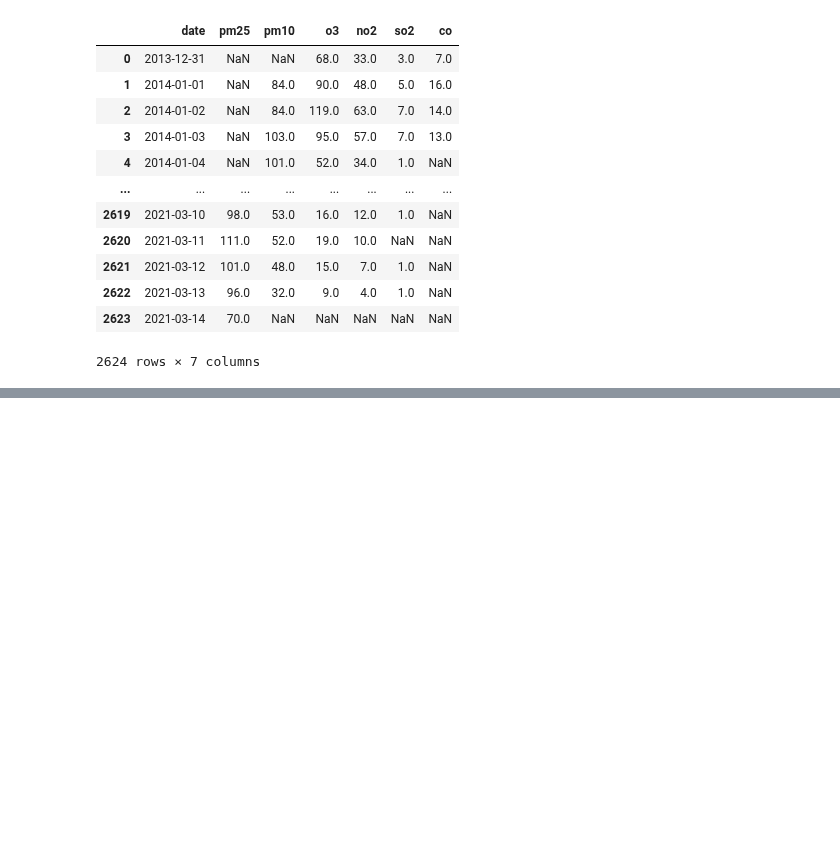
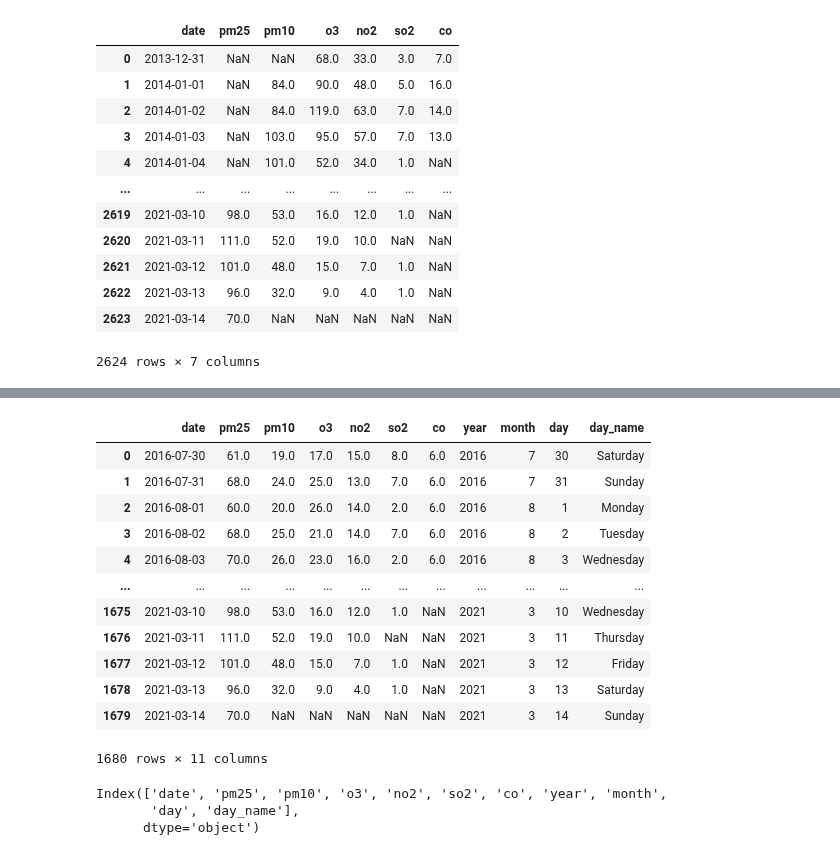
Before and after one commit to pNatTueku/ml_learning_with_ajprasertcbs, a Jupyter notebook: notebooks/bangkok_air_quality_regressor.ipynb, the cells around one changed output, grey strips where cells are left out. Saved outputs shown, nothing was run; the diff lists cells and outputs as text; code cells hidden in the pictures; blank space fills up the shorter version.

```diff
--- a/notebooks/bangkok_air_quality_regressor.ipynb
+++ b/notebooks/bangkok_air_quality_regressor.ipynb
@@ -104,3 +104,6 @@ data
 | 2622 | 2021-03-13 | 96.0 | 32.0 | 9.0 | 4.0 | 1.0 | NaN |
 | 2623 | 2021-03-14 | 70.0 | NaN | NaN | NaN | NaN | NaN |
 2624 rows × 7 columns
+# %%
+y_col = 'pm25'
+y_col
@@ -106,0 +185,22 @@ data
+# %%
+data
+# %% [output]
+|  | date | pm25 | pm10 | o3 | no2 | so2 | co | year | month | day | day_name |
+| 0 | 2016-07-30 | 61.0 | 19.0 | 17.0 | 15.0 | 8.0 | 6.0 | 2016 | 7 | 30 | Saturday |
+| 1 | 2016-07-31 | 68.0 | 24.0 | 25.0 | 13.0 | 7.0 | 6.0 | 2016 | 7 | 31 | Sunday |
+| 2 | 2016-08-01 | 60.0 | 20.0 | 26.0 | 14.0 | 2.0 | 6.0 | 2016 | 8 | 1 | Monday |
+| 3 | 2016-08-02 | 68.0 | 25.0 | 21.0 | 14.0 | 7.0 | 6.0 | 2016 | 8 | 2 | Tuesday |
+| 4 | 2016-08-03 | 70.0 | 26.0 | 23.0 | 16.0 | 2.0 | 6.0 | 2016 | 8 | 3 | Wednesday |
+| ... | ... | ... | ... | ... | ... | ... | ... | ... | ... | ... | ... |
+| 1675 | 2021-03-10 | 98.0 | 53.0 | 16.0 | 12.0 | 1.0 | NaN | 2021 | 3 | 10 | Wednesday |
+| 1676 | 2021-03-11 | 111.0 | 52.0 | 19.0 | 10.0 | NaN | NaN | 2021 | 3 | 11 | Thursday |
+| 1677 | 2021-03-12 | 101.0 | 48.0 | 15.0 | 7.0 | 1.0 | NaN | 2021 | 3 | 12 | Friday |
+| 1678 | 2021-03-13 | 96.0 | 32.0 | 9.0 | 4.0 | 1.0 | NaN | 2021 | 3 | 13 | Saturday |
+| 1679 | 2021-03-14 | 70.0 | NaN | NaN | NaN | NaN | NaN | 2021 | 3 | 14 | Sunday |
+1680 rows × 11 columns
+# %%
+data.columns
+# %% [output]
+Index(['date', 'pm25', 'pm10', 'o3', 'no2', 'so2', 'co', 'year', 'month',
+       'day', 'day_name'],
+      dtype='object')
```
Also changed, not shown: parts of 11 cells of this notebook.
